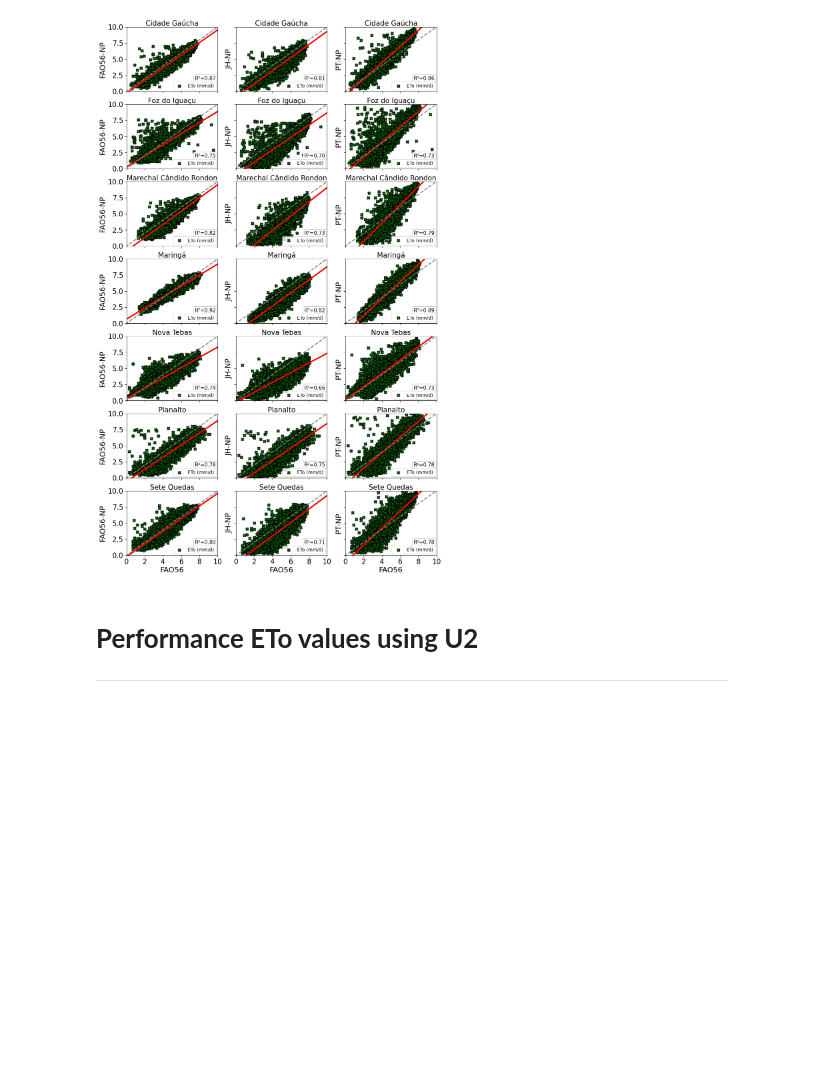
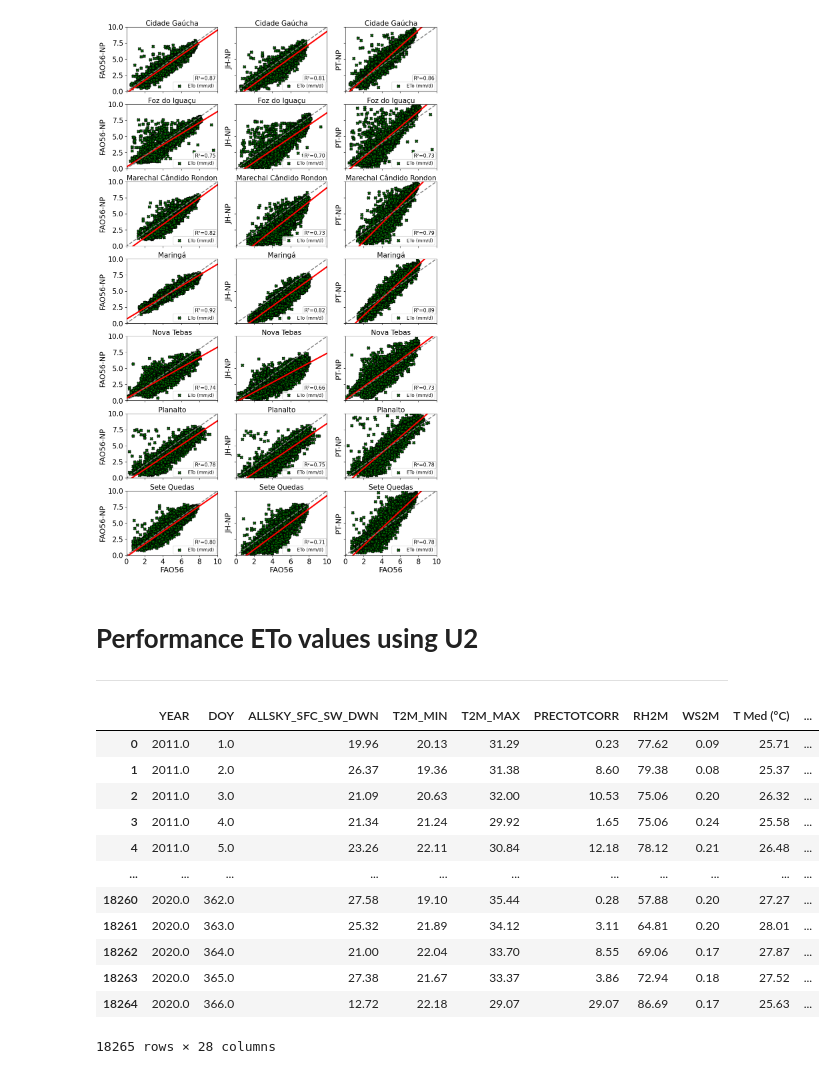
Before and after one commit to fcoliveira-utfpr/nasapower_validation, a Jupyter notebook: validation_eto.ipynb, the cells around one changed output. Drawn from its saved outputs; the diff is of its cells as text; code cells hidden in the pictures; blank space fills up the shorter version.

```diff
--- a/validation_eto.ipynb
+++ b/validation_eto.ipynb
@@ -737,3 +737,25 @@ municipalities
 # %% [markdown]
 # **Performance ETo values using U2**
 ---
+# %%
+# -------------------------------------------------------------------
+# Data source URL
+# -------------------------------------------------------------------
+url_4 = "https://raw.githubusercontent.com/fcoliveira-utfpr/nasapower_validation/refs/heads/main/df_general.csv"
+# Read CSV file
+df = pd.read_csv(url_4)
+df
+# %% [output]
+|  | YEAR | DOY | ALLSKY_SFC_SW_DWN | T2M_MIN | T2M_MAX | PRECTOTCORR | RH2M | WS2M | T Med (ºC) | ... |
+| 0 | 2011.0 | 1.0 | 19.96 | 20.13 | 31.29 | 0.23 | 77.62 | 0.09 | 25.71 | ... |
+| 1 | 2011.0 | 2.0 | 26.37 | 19.36 | 31.38 | 8.60 | 79.38 | 0.08 | 25.37 | ... |
+| 2 | 2011.0 | 3.0 | 21.09 | 20.63 | 32.00 | 10.53 | 75.06 | 0.20 | 26.32 | ... |
+| 3 | 2011.0 | 4.0 | 21.34 | 21.24 | 29.92 | 1.65 | 75.06 | 0.24 | 25.58 | ... |
+| 4 | 2011.0 | 5.0 | 23.26 | 22.11 | 30.84 | 12.18 | 78.12 | 0.21 | 26.48 | ... |
+| ... | ... | ... | ... | ... | ... | ... | ... | ... | ... | ... |
+| 18260 | 2020.0 | 362.0 | 27.58 | 19.10 | 35.44 | 0.28 | 57.88 | 0.20 | 27.27 | ... |
+| 18261 | 2020.0 | 363.0 | 25.32 | 21.89 | 34.12 | 3.11 | 64.81 | 0.20 | 28.01 | ... |
+| 18262 | 2020.0 | 364.0 | 21.00 | 22.04 | 33.70 | 8.55 | 69.06 | 0.17 | 27.87 | ... |
+| 18263 | 2020.0 | 365.0 | 27.38 | 21.67 | 33.37 | 3.86 | 72.94 | 0.18 | 27.52 | ... |
+| 18264 | 2020.0 | 366.0 | 12.72 | 22.18 | 29.07 | 29.07 | 86.69 | 0.17 | 25.63 | ... |
+18265 rows × 28 columns
```
Also changed, not shown: parts of 8 cells of this notebook.
